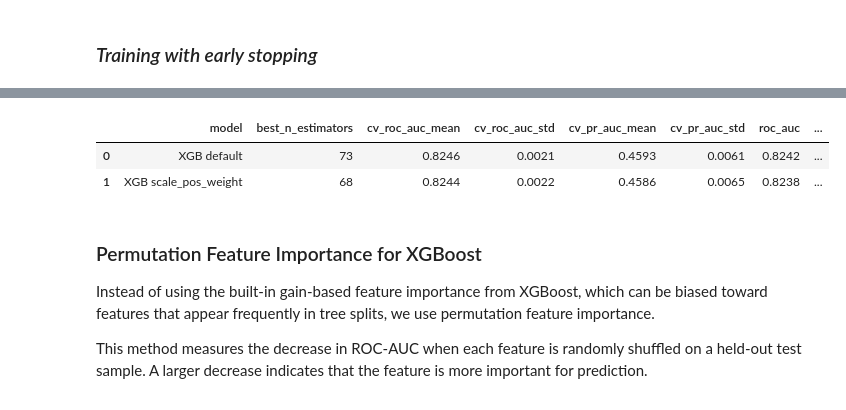
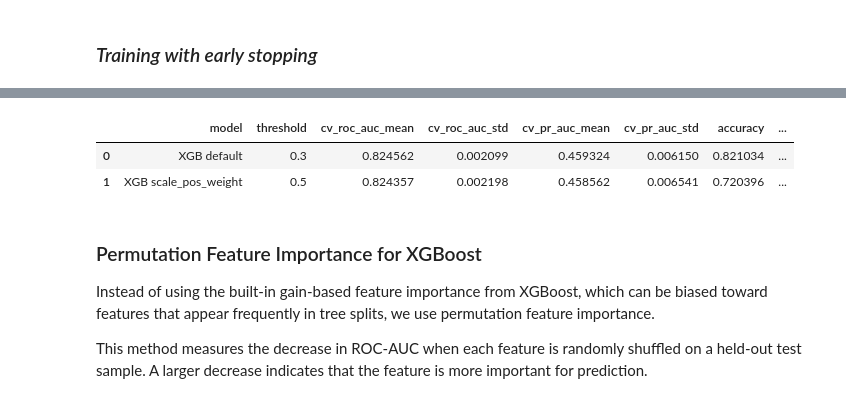
Before and after one commit to LixiJiang/CIS5450Final, a Jupyter notebook: CIS5450_Final_Project.ipynb, the cells around one changed output, grey strips where cells are left out. Cells and saved outputs as stored; diff of their text form; code cells hidden in the pictures.

```diff
--- a/CIS5450_Final_Project.ipynb
+++ b/CIS5450_Final_Project.ipynb
@@ -980,14 +1006,14 @@ from sklearn.ensemble import RandomForestClassifier
 rf_variants = {
     "RF default": RandomForestClassifier(
         n_estimators=200,
-        max_depth=15,
+        max_depth=20,
         random_state=RANDOM_STATE,
         n_jobs=-1
     ),
 
     "RF balanced": RandomForestClassifier(
         n_estimators=200,
-        max_depth=15,
+        max_depth=20,
         class_weight="balanced",
         random_state=RANDOM_STATE,
         n_jobs=-1
@@ -995,7 +1021,7 @@ rf_variants = {
 
     "RF balanced_subsample": RandomForestClassifier(
         n_estimators=200,
-        max_depth=15,
+        max_depth=20,
         class_weight="balanced_subsample",
         random_state=RANDOM_STATE,
         n_jobs=-1
@@ -1006,20 +1032,22 @@ rf_results = []
 rf_fitted_models = {}
 
 for name, model in rf_variants.items():
+    threshold = model_thresholds.get(name, 0.5)
+
     result, fitted_model = evaluate_model(
         name,
         model,
         X_train,
         X_test,
         y_train,
-        y_test
+        y_test,
+        threshold=threshold
     )
 
     rf_results.append(result)
     rf_fitted_models[name] = fitted_model
 
 rf_summary = pd.DataFrame(rf_results)
-
 rf_summary.sort_values(by="pr_auc", ascending=False)
 # %% [output]
 ===== RF default =====
@@ -1263,48 +1291,33 @@ for name, kwargs in xgb_variants.items():
 
     final_clf.fit(X_train, y_train)
 
+    threshold = model_thresholds.get(name, 0.5)
+
+    y_prob = final_clf.predict_proba(X_test)[:, 1]
+    y_pred = (y_prob >= threshold).astype(int)
+
+    result = {
+        "model": name,
+        "threshold": threshold,
+        "cv_roc_auc_mean": cv_roc_auc.mean(),
+        "cv_roc_auc_std": cv_roc_auc.std(),
+        "cv_pr_auc_mean": cv_pr_auc.mean(),
+        "cv_pr_auc_std": cv_pr_auc.std(),
+        "accuracy": accuracy_score(y_test, y_pred),
+        "precision_1": precision_score(y_test, y_pred, zero_division=0),
+        "recall_1": recall_score(y_test, y_pred, zero_division=0),
+        "f1_1": f1_score(y_test, y_pred, zero_division=0),
+        "roc_auc": roc_auc_score(y_test, y_prob),
+        "pr_auc": average_precision_score(y_test, y_prob)
+    }
+
+    print(f"Test threshold: {threshold}")
+    print(classification_report(y_test, y_pred, digits=4, zero_division=0))
+    print(confusion_matrix(y_test, y_pred))
+
+    xgb_results.append(result)
+
     xgb_fitted_models[name] = final_clf
-
-    # 4. Evaluate on held-out test set
-    y_pred = final_clf.predict(X_test)
-    y_proba = final_clf.predict_proba(X_test)[:, 1]
-
-    test_roc_auc = roc_auc_score(y_test, y_proba)
-    test_pr_auc = average_precision_score(y_test, y_proba)
-
-    report = classification_report(
-        y_test,
-        y_pred,
-        digits=4,
-        output_dict=True
-    )
-
-    cm = confusion_matrix(y_test, y_pred)
-
-    print(f"Test ROC-AUC: {test_roc_auc:.4f}")
-    print(f"Test PR-AUC:  {test_pr_auc:.4f}")
-    print(f"Test accuracy: {report['accuracy']:.4f}")
-    print(
-        f"Class 1 — precision: {report['1']['precision']:.4f}, "
-        f"recall: {report['1']['recall']:.4f}, "
-        f"f1: {report['1']['f1-score']:.4f}"
-    )
-    print(f"Confusion matrix (rows=true, cols=pred):\n{cm}")
-
-    xgb_results.append({
-        "model": name,
-        "best_n_estimators": best_iter,
-        "cv_roc_auc_mean": round(cv_roc_auc.mean(), 4),
-        "cv_roc_auc_std": round(cv_roc_auc.std(), 4),
-        "cv_pr_auc_mean": round(cv_pr_auc.mean(), 4),
-        "cv_pr_auc_std": round(cv_pr_auc.std(), 4),
-        "roc_auc": round(test_roc_auc, 4),
-        "pr_auc": round(test_pr_auc, 4),
-        "accuracy": round(report["accuracy"], 4),
-        "precision_1": round(report["1"]["precision"], 4),
-        "recall_1": round(report["1"]["recall"], 4),
-        "f1_1": round(report["1"]["f1-score"], 4)
-    })
 
 xgb_summary = pd.DataFrame(xgb_results)
 
@@ -1327,10 +1340,10 @@ Confusion matrix (rows=true, cols=pred):
 [[30309 12432]
  [ 1754  6241]]
 
 ===== XGBoost model summary =====
-|  | model | best_n_estimators | cv_roc_auc_mean | cv_roc_auc_std | cv_pr_auc_mean | cv_pr_auc_std | roc_auc | ... |
-| 0 | XGB default | 73 | 0.8246 | 0.0021 | 0.4593 | 0.0061 | 0.8242 | ... |
-| 1 | XGB scale_pos_weight | 68 | 0.8244 | 0.0022 | 0.4586 | 0.0065 | 0.8238 | ... |
+|  | model | threshold | cv_roc_auc_mean | cv_roc_auc_std | cv_pr_auc_mean | cv_pr_auc_std | accuracy | ... |
+| 0 | XGB default | 0.3 | 0.824562 | 0.002099 | 0.459324 | 0.006150 | 0.821034 | ... |
+| 1 | XGB scale_pos_weight | 0.5 | 0.824357 | 0.002198 | 0.458562 | 0.006541 | 0.720396 | ... |
 # %% [markdown]
 ### Permutation Feature Importance for XGBoost
 
```
Also changed, not shown: parts of 14 cells of this notebook.
